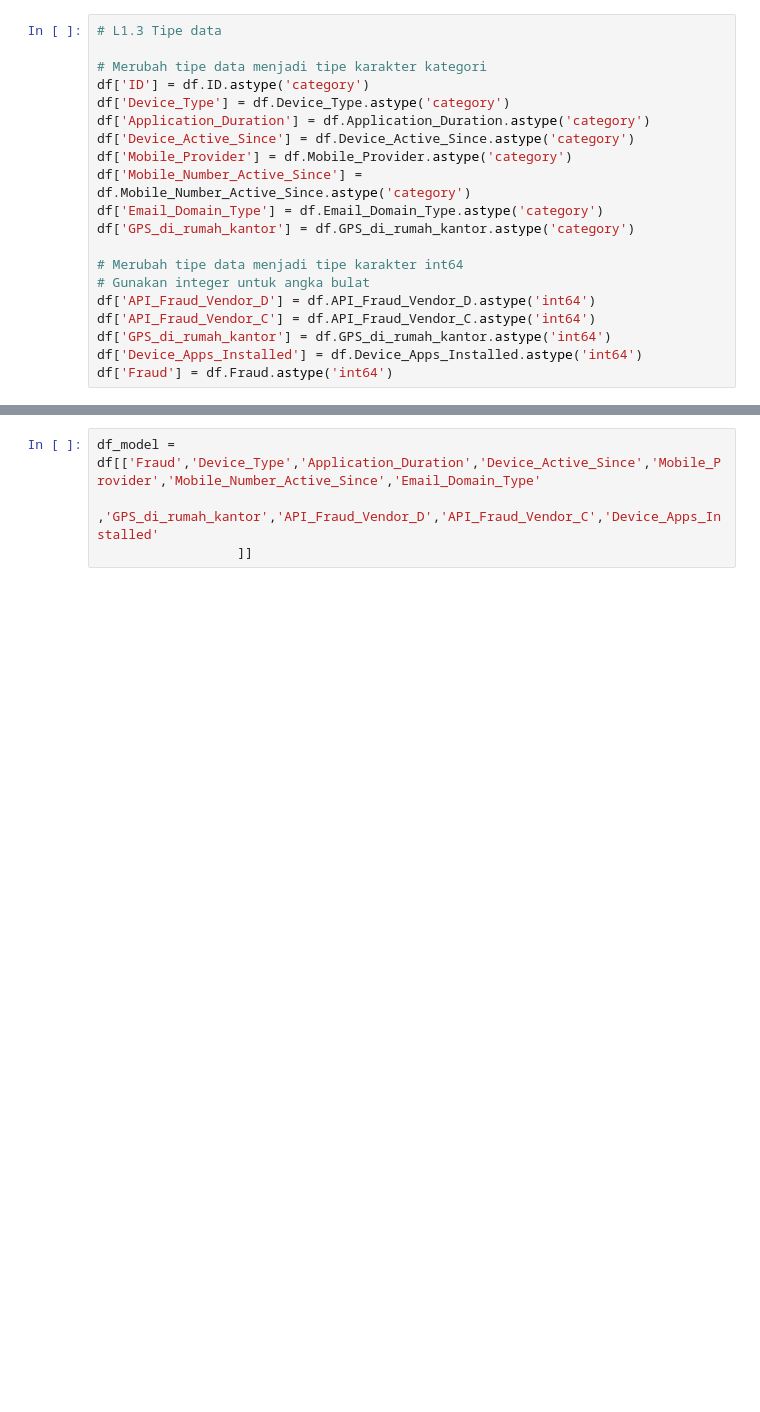
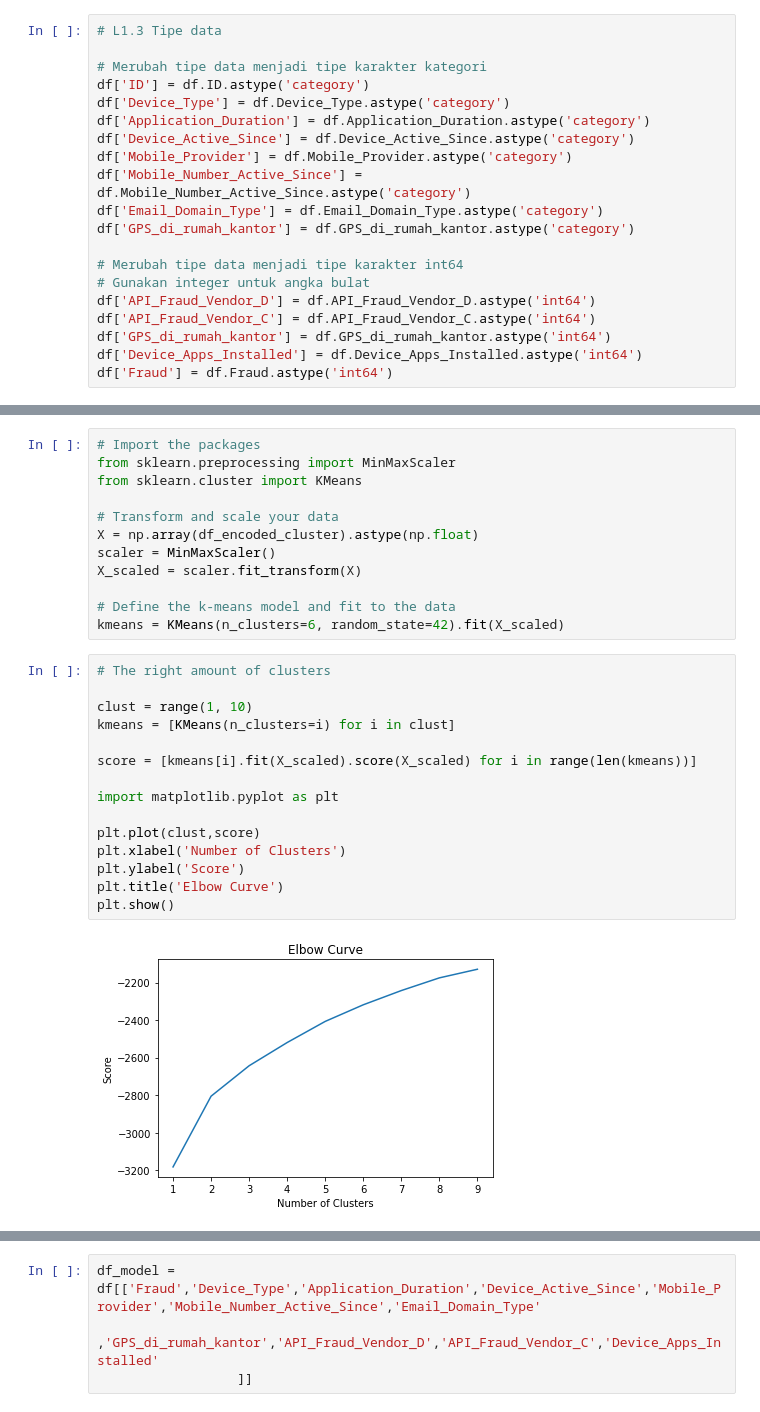
Before and after one commit to IndraLukasTjahaja/Digital_Credit_Risk, a Jupyter notebook: Lampiran_2_Fraud_Scoring.ipynb, the cells around one changed output, grey strips where cells are left out. Saved outputs shown, nothing was run; the diff lists cells and outputs as text; blank space fills up the shorter version.

```diff
--- a/Lampiran_2_Fraud_Scoring.ipynb
+++ b/Lampiran_2_Fraud_Scoring.ipynb
@@ -89,0 +129,29 @@ df['Fraud'] = df.Fraud.astype('int64')
+# %%
+# Import the packages
+from sklearn.preprocessing import MinMaxScaler
+from sklearn.cluster import KMeans
+
+# Transform and scale your data
+X = np.array(df_encoded_cluster).astype(np.float)
+scaler = MinMaxScaler()
+X_scaled = scaler.fit_transform(X)
+
+# Define the k-means model and fit to the data
+kmeans = KMeans(n_clusters=6, random_state=42).fit(X_scaled)
+# %%
+# The right amount of clusters
+
+clust = range(1, 10)
+kmeans = [KMeans(n_clusters=i) for i in clust]
+
+score = [kmeans[i].fit(X_scaled).score(X_scaled) for i in range(len(kmeans))]
+
+import matplotlib.pyplot as plt
+
+plt.plot(clust,score)
+plt.xlabel('Number of Clusters')
+plt.ylabel('Score')
+plt.title('Elbow Curve')
+plt.show()
+# %% [output]
+[figure, added]
```
Also changed, not shown: parts of 23 cells of this notebook.
